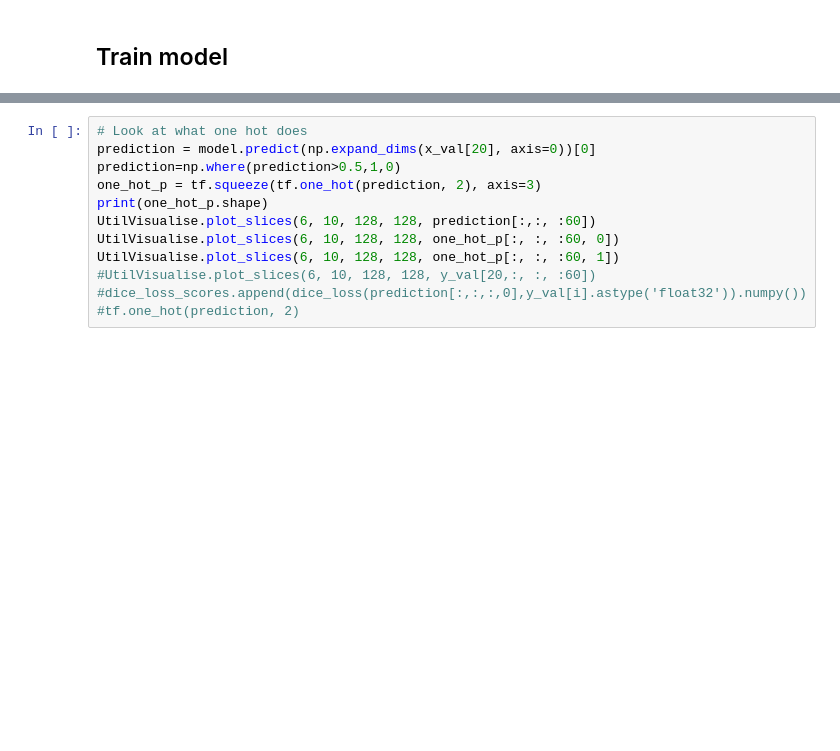
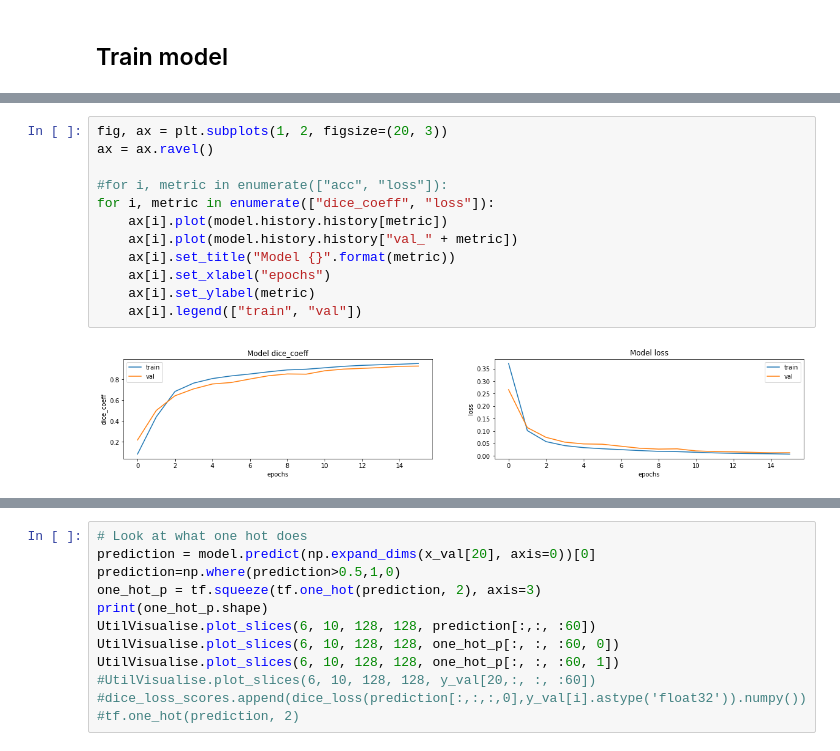
Before and after one commit to JonathanKeav/autoimplant-project, a Jupyter notebook: 3D_implant-generation-skull.ipynb, the cells around one changed output, grey strips where cells are left out. Saved outputs shown, nothing was run; the diff lists cells and outputs as text; blank space fills up the shorter version.

```diff
--- a/3D_implant-generation-skull.ipynb
+++ b/3D_implant-generation-skull.ipynb
@@ -307,0 +338,14 @@ Epoch 20/20
+# %%
+fig, ax = plt.subplots(1, 2, figsize=(20, 3))
+ax = ax.ravel()
+
+#for i, metric in enumerate(["acc", "loss"]):
+for i, metric in enumerate(["dice_coeff", "loss"]):
+    ax[i].plot(model.history.history[metric])
+    ax[i].plot(model.history.history["val_" + metric])
+    ax[i].set_title("Model {}".format(metric))
+    ax[i].set_xlabel("epochs")
+    ax[i].set_ylabel(metric)
+    ax[i].legend(["train", "val"])
+# %% [output]
+[figure, added]
```
Also changed, not shown: parts of 28 cells of this notebook, 5 other files.
